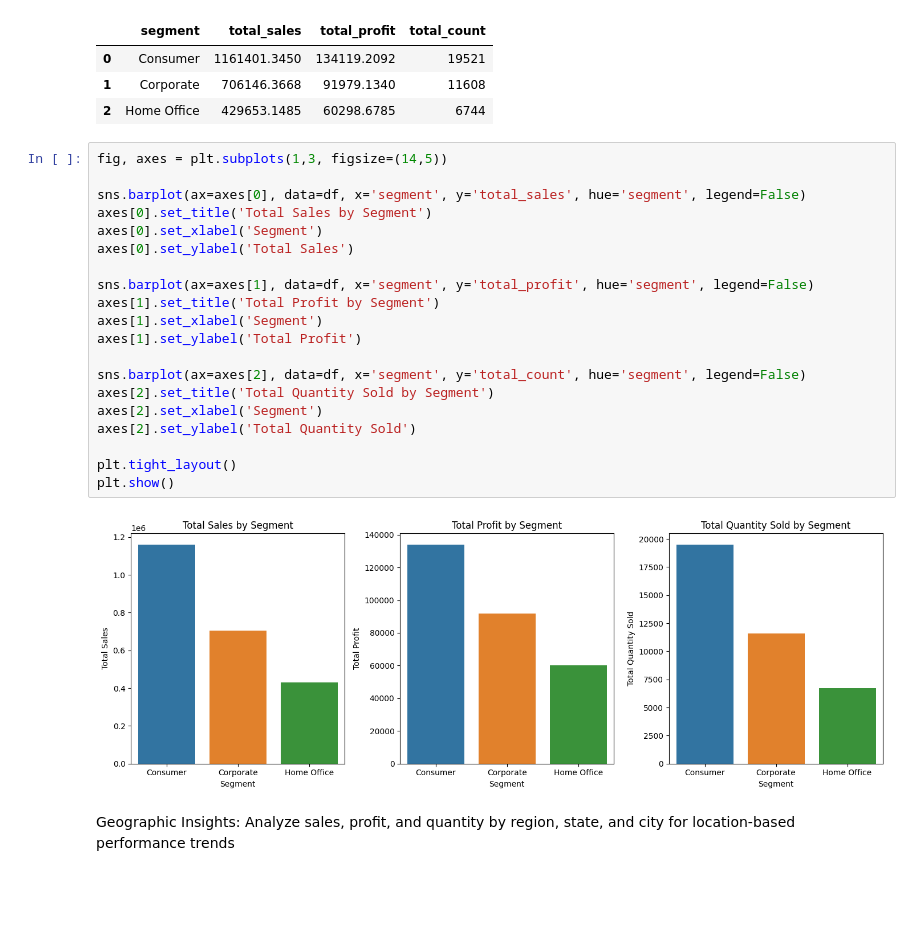
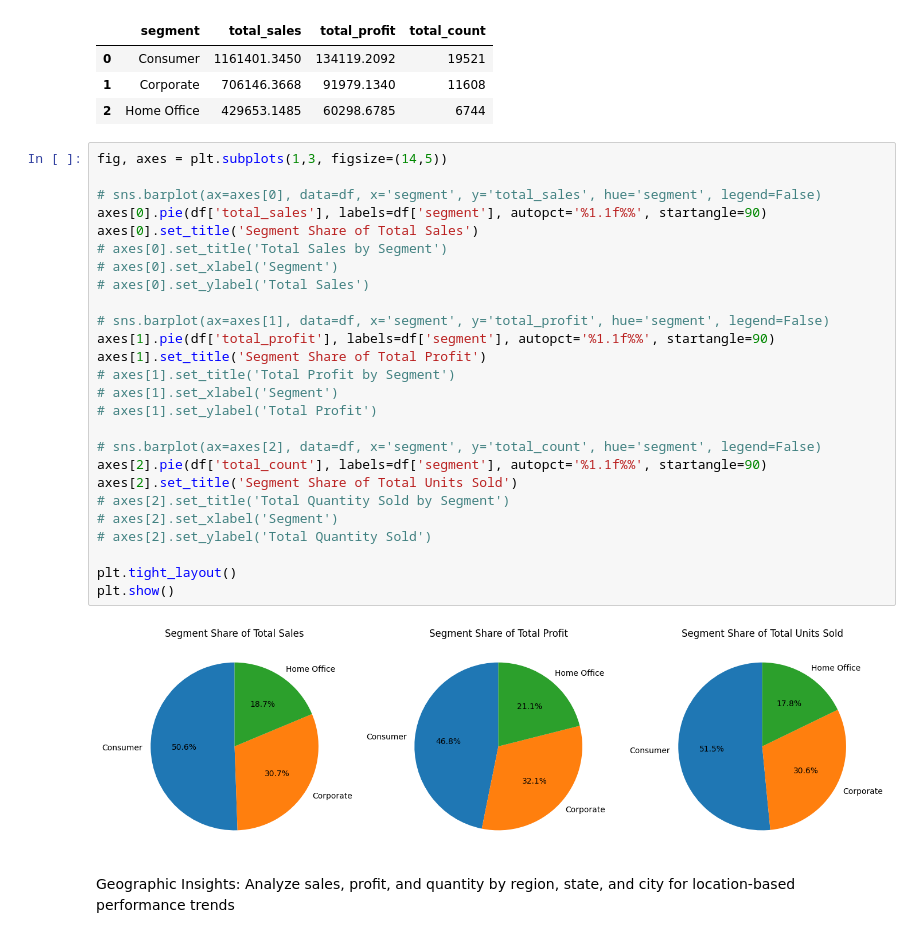
Before and after one commit to markcelemen/sales-performance-dashboard, a Jupyter notebook: eda.ipynb, the cells around one changed output. Saved outputs shown, nothing was run; the diff lists cells and outputs as text; blank space fills up the shorter version.

Commit message:
style(customer): add more pie charts

```diff
--- a/eda.ipynb
+++ b/eda.ipynb
@@ -162,25 +161,31 @@ df.head()
 # %%
 fig, axes = plt.subplots(1,3, figsize=(14,5))
 
-sns.barplot(ax=axes[0], data=df, x='segment', y='total_sales', hue='segment', legend=False)
-axes[0].set_title('Total Sales by Segment')
-axes[0].set_xlabel('Segment')
-axes[0].set_ylabel('Total Sales')
+# sns.barplot(ax=axes[0], data=df, x='segment', y='total_sales', hue='segment', legend=False)
+axes[0].pie(df['total_sales'], labels=df['segment'], autopct='%1.1f%%', startangle=90)
+axes[0].set_title('Segment Share of Total Sales')
+# axes[0].set_title('Total Sales by Segment')
+# axes[0].set_xlabel('Segment')
+# axes[0].set_ylabel('Total Sales')
 
-sns.barplot(ax=axes[1], data=df, x='segment', y='total_profit', hue='segment', legend=False)
-axes[1].set_title('Total Profit by Segment')
-axes[1].set_xlabel('Segment')
-axes[1].set_ylabel('Total Profit')
+# sns.barplot(ax=axes[1], data=df, x='segment', y='total_profit', hue='segment', legend=False)
+axes[1].pie(df['total_profit'], labels=df['segment'], autopct='%1.1f%%', startangle=90)
+axes[1].set_title('Segment Share of Total Profit')
+# axes[1].set_title('Total Profit by Segment')
+# axes[1].set_xlabel('Segment')
+# axes[1].set_ylabel('Total Profit')
 
-sns.barplot(ax=axes[2], data=df, x='segment', y='total_count', hue='segment', legend=False)
-axes[2].set_title('Total Quantity Sold by Segment')
-axes[2].set_xlabel('Segment')
-axes[2].set_ylabel('Total Quantity Sold')
+# sns.barplot(ax=axes[2], data=df, x='segment', y='total_count', hue='segment', legend=False)
+axes[2].pie(df['total_count'], labels=df['segment'], autopct='%1.1f%%', startangle=90)
+axes[2].set_title('Segment Share of Total Units Sold')
+# axes[2].set_title('Total Quantity Sold by Segment')
+# axes[2].set_xlabel('Segment')
+# axes[2].set_ylabel('Total Quantity Sold')
 
 plt.tight_layout()
 plt.show()
 # %% [output]
-[figure, old version]
+[figure, new version]
 # %% [markdown]
 Geographic Insights: Analyze sales, profit, and quantity by region, state, and city for location-based performance trends
 # %%
```
Also changed, not shown: parts of 3 cells of this notebook.
